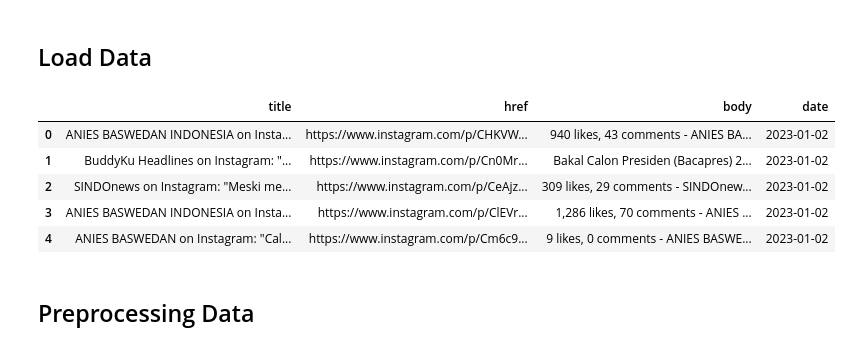
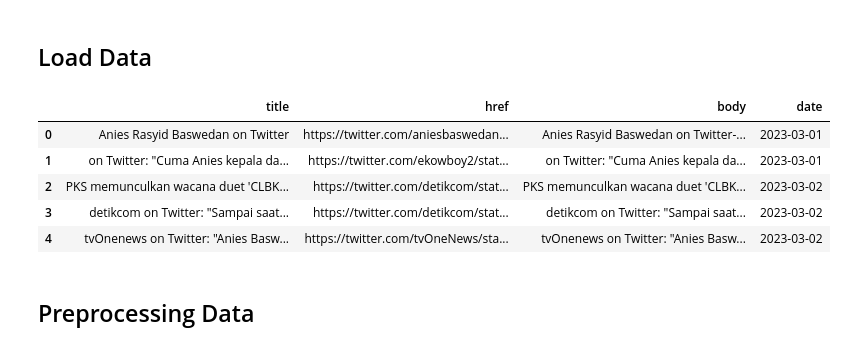
Before and after one commit to SalikFillah/Topic-Modelling, a Jupyter notebook: Latent_Dirichlet_Allocation.ipynb, the cells around one changed output. Saved outputs shown, nothing was run; the diff lists cells and outputs as text; code cells hidden in the pictures.

```diff
--- a/Latent_Dirichlet_Allocation.ipynb
+++ b/Latent_Dirichlet_Allocation.ipynb
@@ -69,15 +69,15 @@ from sklearn.manifold import TSNE
 # %% [markdown]
 ## Load Data
 # %%
-df = pd.read_csv('https://raw.githubusercontent.com/SalikFillah/Topic-Modelling/main/anies_baswedan_2024.csv')
+df = pd.read_csv('https://raw.githubusercontent.com/SalikFillah/Topic-Modelling/main/anies_twitter.csv')
 df.head()
 # %% [output]
 |  | title | href | body | date |
-| 0 | ANIES BASWEDAN INDONESIA on Insta... | https://www.instagram.com/p/CHKVW... | 940 likes, 43 comments - ANIES BA... | 2023-01-02 |
-| 1 | BuddyKu Headlines on Instagram: "... | https://www.instagram.com/p/Cn0Mr... | Bakal Calon Presiden (Bacapres) 2... | 2023-01-02 |
-| 2 | SINDOnews on Instagram: "Meski me... | https://www.instagram.com/p/CeAjz... | 309 likes, 29 comments - SINDOnew... | 2023-01-02 |
-| 3 | ANIES BASWEDAN INDONESIA on Insta... | https://www.instagram.com/p/ClEVr... | 1,286 likes, 70 comments - ANIES ... | 2023-01-02 |
-| 4 | ANIES BASWEDAN on Instagram: "Cal... | https://www.instagram.com/p/Cm6c9... | 9 likes, 0 comments - ANIES BASWE... | 2023-01-02 |
+| 0 | Anies Rasyid Baswedan on Twitter | https://twitter.com/aniesbaswedan... | Anies Rasyid Baswedan on Twitter-... | 2023-03-01 |
+| 1 | on Twitter: "Cuma Anies kepala da... | https://twitter.com/ekowboy2/stat... | on Twitter: "Cuma Anies kepala da... | 2023-03-01 |
+| 2 | PKS memunculkan wacana duet 'CLBK... | https://twitter.com/detikcom/stat... | PKS memunculkan wacana duet 'CLBK... | 2023-03-02 |
+| 3 | detikcom on Twitter: "Sampai saat... | https://twitter.com/detikcom/stat... | detikcom on Twitter: "Sampai saat... | 2023-03-02 |
+| 4 | tvOnenews on Twitter: "Anies Basw... | https://twitter.com/tvOneNews/sta... | tvOnenews on Twitter: "Anies Basw... | 2023-03-02 |
 # %% [markdown]
 ## Preprocessing Data
 # %% [markdown]
```
Also changed, not shown: parts of 11 cells of this notebook.
